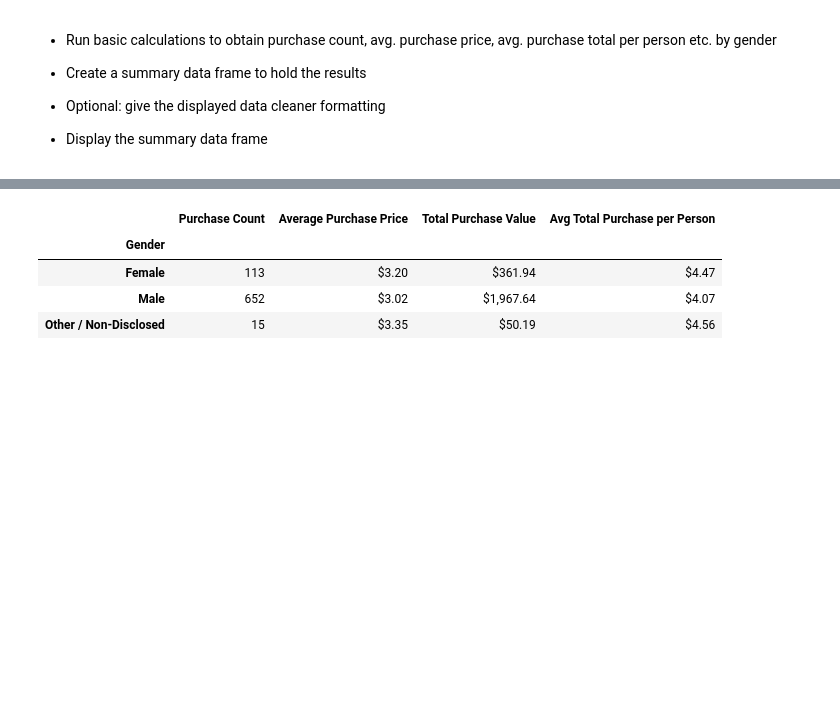
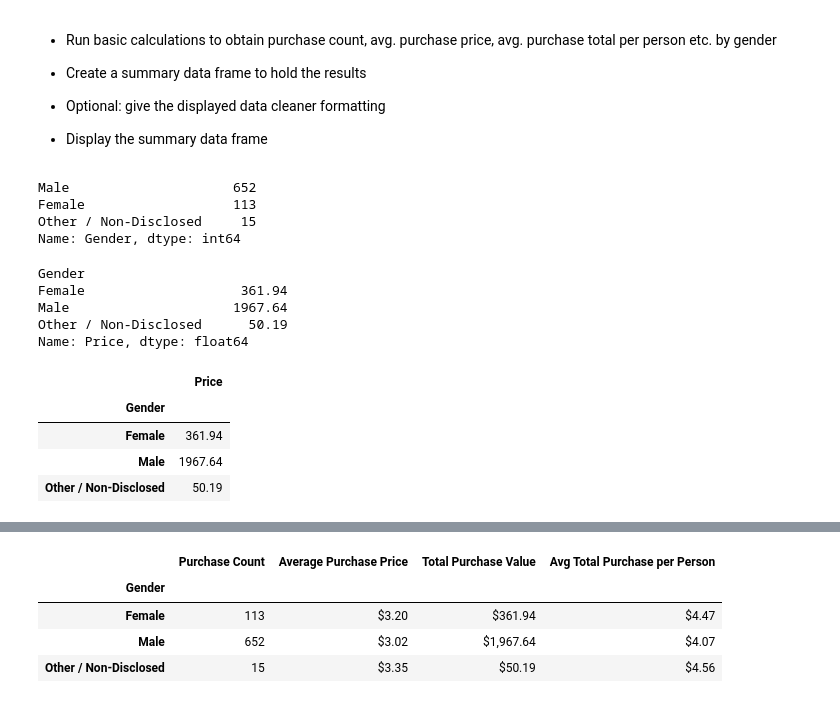
Before and after one commit to lcswsher/pandas_challenge, a Jupyter notebook: Homework_Pandas_Heros_of_Pymoli.ipynb, the cells around one changed output, grey strips where cells are left out. Saved outputs shown, nothing was run; the diff lists cells and outputs as text; code cells hidden in the pictures; blank space fills up the shorter version.

```diff
--- a/Homework_Pandas_Heros_of_Pymoli.ipynb
+++ b/Homework_Pandas_Heros_of_Pymoli.ipynb
@@ -94,3 +110,31 @@ TypeError: unsupported format string passed to Series.__format__
 
 
 * Display the summary data frame
+# %%
+purch_analyis_df = purchase_data[["Gender", "Price", "SN"]]
+gender_count = purch_analyis_df["Gender"].value_counts()
+gender_count
+# %% [output]
+Male                     652
+Female                   113
+Other / Non-Disclosed     15
+Name: Gender, dtype: int64
+# %%
+purch_analysis_df_group = purchase_data.groupby(["Gender"])
+purch_analysis_df_price_sum = purch_analysis_df_group["Price"].sum()
+purch_analysis_df_price_sum
+# %% [output]
+Gender
+Female                    361.94
+Male                     1967.64
+Other / Non-Disclosed      50.19
+Name: Price, dtype: float64
+# %%
+purch_analysis_df_price_sum_df = pd.DataFrame(purch_analysis_df_price_sum)
+purch_analysis_df_price_sum_df
+# %% [output]
+|  | Price |
+| Gender |  |
+| Female | 361.94 |
+| Male | 1967.64 |
+| Other / Non-Disclosed | 50.19 |
```
Also changed, not shown: parts of 12 cells of this notebook.
